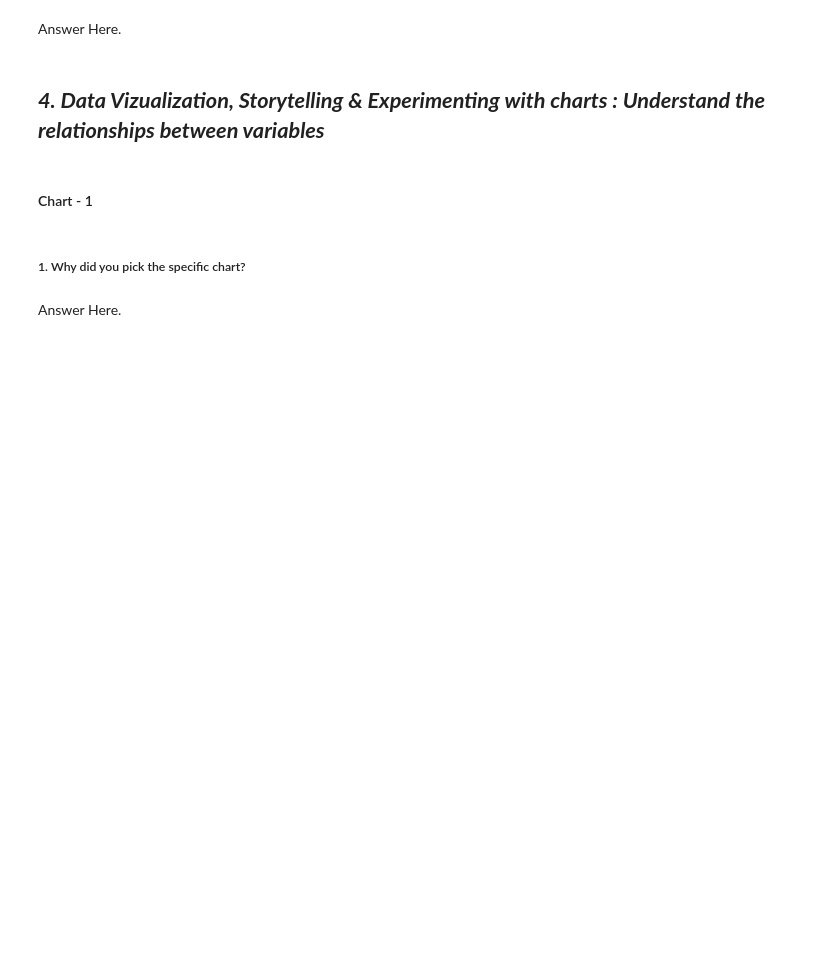
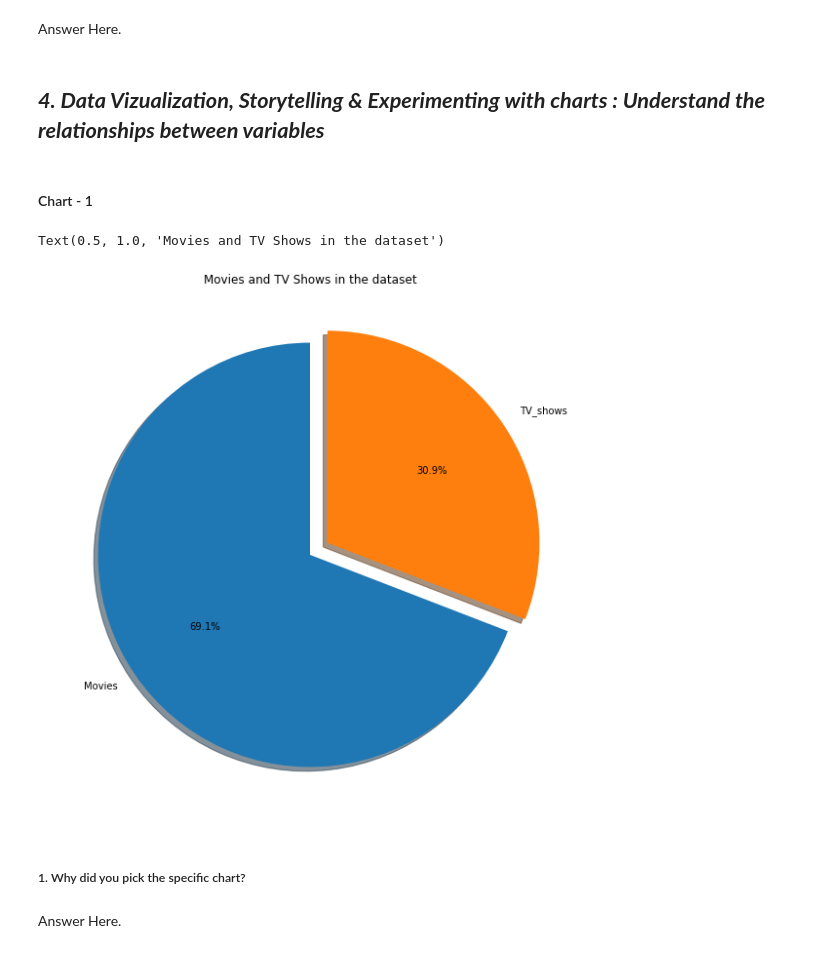
Before and after one commit to DipanshuKumar449/Netflix-Movies-and-TV-Shows-Clustering, a Jupyter notebook: Netflix_Movies_and_TV_Shows_Clustering.ipynb, the cells around one changed output. Cells and saved outputs as stored; diff of their text form; code cells hidden in the pictures; blank space fills up the shorter version.

```diff
--- a/Netflix_Movies_and_TV_Shows_Clustering.ipynb
+++ b/Netflix_Movies_and_TV_Shows_Clustering.ipynb
@@ -312,8 +312,8 @@ We will therefore impute these missing values with some logical approches.
 # For Categorical columns we will impute "Missing" in place of NaN
 df[['director','cast','country']] = df[['director','cast','country']].fillna('Missing')
 
-# For Rating column we will impute Mode of the column in place of NaN
-df['rating'] = df['rating'].fillna(df['rating'].mode()[0])
+# For Rating column we will impute 0 in place of NaN
+df['rating'] = df['rating'].fillna(0)
 # %%
 df.isnull().sum()
 # %% [output]
@@ -368,6 +368,13 @@ Data columns (total 12 columns):
 dtypes: datetime64[ns](1), int64(1), object(10)
 memory usage: 789.9+ KB
 # %%
-# Adding Month and Year columns
+# Adding Month,Month name and Year columns
+
+# Month column
 df['month_added'] = df['date_added'].dt.month
+
+# Month name column
+df['month_name_added'] = df['date_added'].dt.month_name()
+
+# Year column
 df['year_added'] = df['date_added'].dt.year
@@ -398,3 +381,9 @@ memory usage: 911.4+ KB
+# %%
+# Retrieving just the first country
+df['principle_country'] = df['country'].apply(lambda x: x.split(",")[0])
+# %%
+# Retrieving just the first i.e the main actor/actress from the cast
+df['actor/actress'] = df['cast'].apply(lambda x: x.split(",")[0])
 # %% [markdown]
 ## 3. ***Data Wrangling***
 # %% [markdown]
@@ -413,0 +401,12 @@ Answer Here.
+# %%
+# Chart - 1 visualization code
+
+# Pieplot to visualize the number of movies and tv_shows in type column.
+plt.figure(figsize=(10,10))
+labels = ['Movies','TV_shows']
+explode = [0, 0.1]
+plt.pie(df['type'].value_counts(), labels=labels, explode = explode, shadow = True, startangle=90, autopct='%1.1f%%')
+plt.title('Movies and TV Shows in the dataset')
+# %% [output]
+Text(0.5, 1.0, 'Movies and TV Shows in the dataset')
+[figure, added]
```
Also changed, not shown: parts of 19 cells of this notebook.
